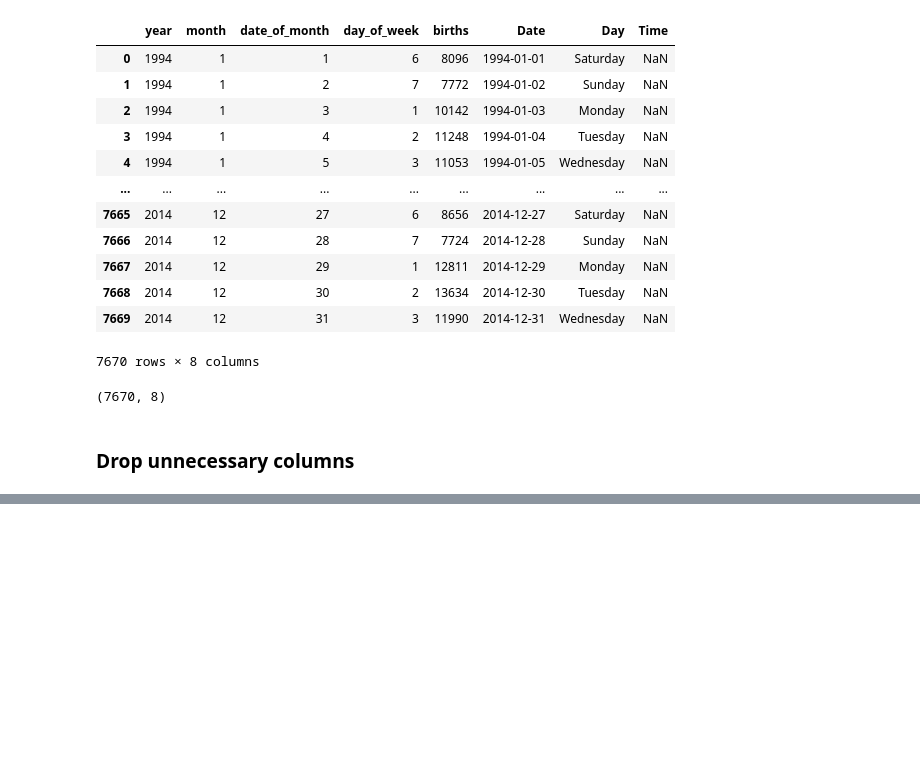
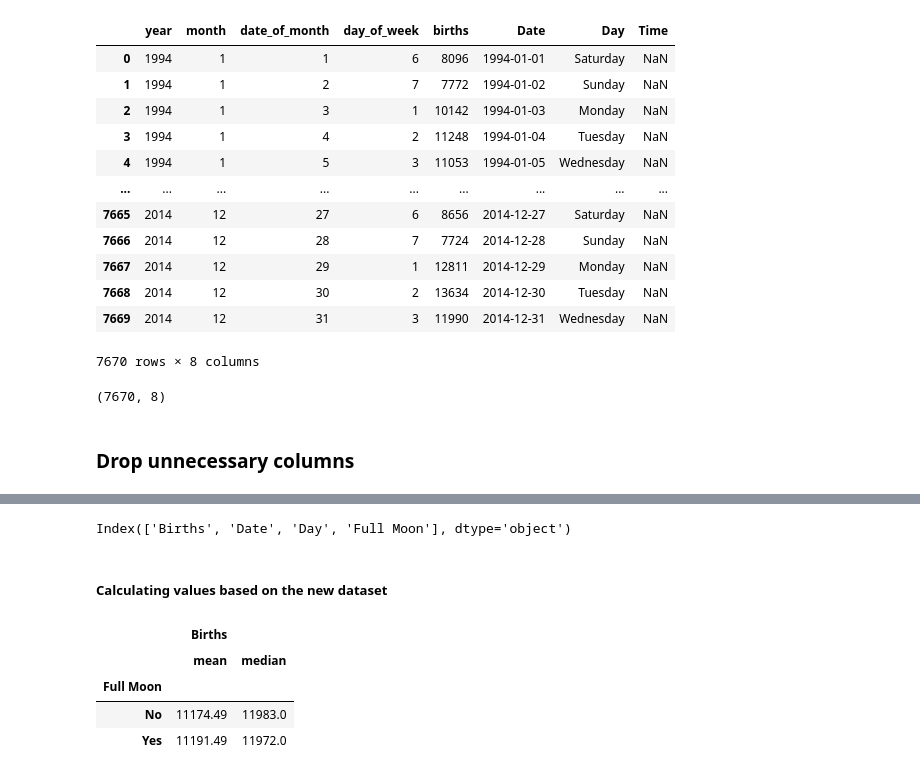
Before and after one commit to alisonkhill/babymoon, a Jupyter notebook: main.ipynb, the cells around one changed output, grey strips where cells are left out. Saved outputs shown, nothing was run; the diff lists cells and outputs as text; code cells hidden in the pictures; blank space fills up the shorter version.

```diff
--- a/main.ipynb
+++ b/main.ipynb
@@ -208,0 +351,17 @@ babymoons_df.drop(['year', 'month', 'date_of_month', 'day_of_week'], axis=1)
+# %%
+# Rename Time column (and capitalize births column for consistency)
+
+babymoons_df.rename(columns= {'births':'Births', 'Time':'Full Moon'}, inplace=True)
+babymoons_df.columns
+# %% [output]
+Index(['Births', 'Date', 'Day', 'Full Moon'], dtype='object')
+# %% [markdown]
+##### Calculating values based on the new dataset
+# %%
+babymoons_df.groupby('Full Moon').agg({'Births': ['mean', 'median']}).round(2)
+# %% [output]
+|  | Births |  |
+|  | mean | median |
+| Full Moon |  |  |
+| No | 11174.49 | 11983.0 |
+| Yes | 11191.49 | 11972.0 |
```
Also changed, not shown: parts of 25 cells of this notebook.
